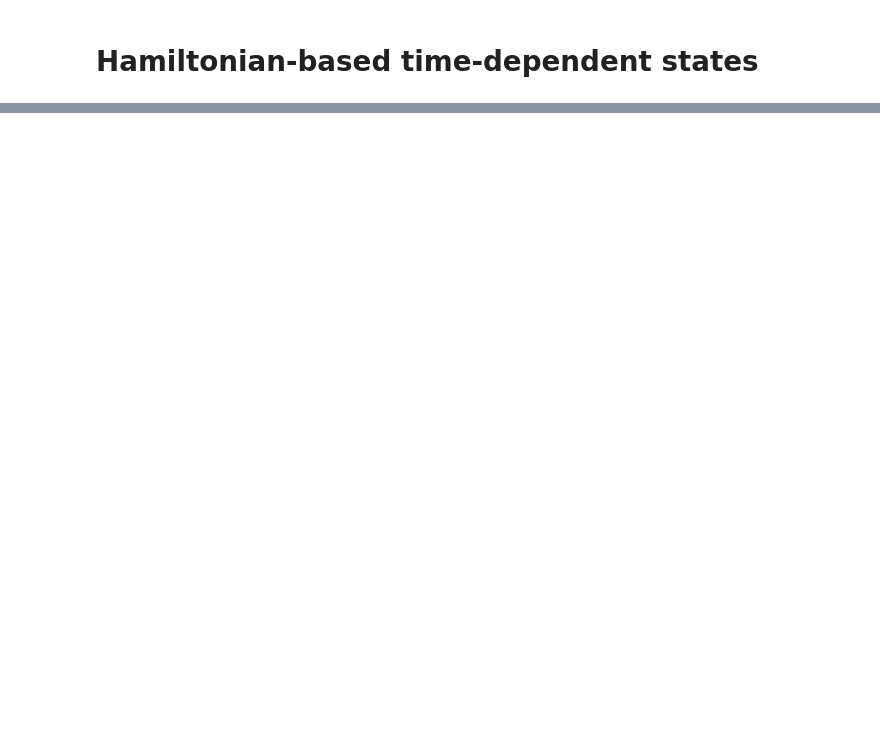
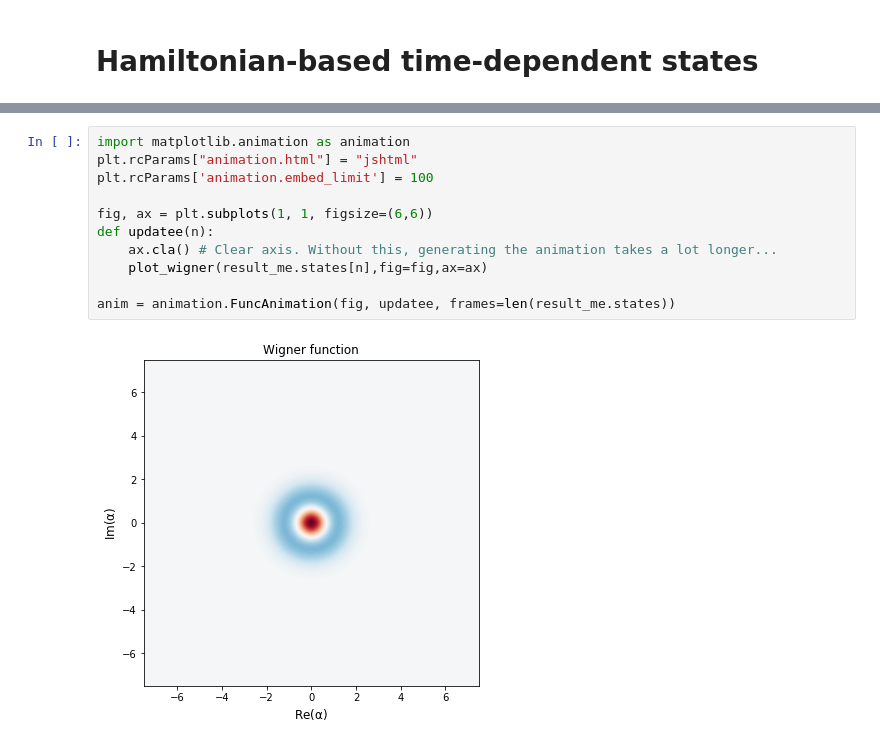
Before and after one commit to emre6943/QSM_Project, a Jupyter notebook: QSM_Project.ipynb, the cells around one changed output, grey strips where cells are left out. Saved outputs shown, nothing was run; the diff lists cells and outputs as text; blank space fills up the shorter version.

```diff
--- a/QSM_Project.ipynb
+++ b/QSM_Project.ipynb
@@ -201,0 +221,13 @@ plt.show()
+# %%
+import matplotlib.animation as animation
+plt.rcParams["animation.html"] = "jshtml"
+plt.rcParams['animation.embed_limit'] = 100
+
+fig, ax = plt.subplots(1, 1, figsize=(6,6))
+def updatee(n):
+    ax.cla() # Clear axis. Without this, generating the animation takes a lot longer...
+    plot_wigner(result_me.states[n],fig=fig,ax=ax)
+
+anim = animation.FuncAnimation(fig, updatee, frames=len(result_me.states))
+# %% [output]
+[figure, added]
```
Also changed, not shown: parts of 4 cells of this notebook.
